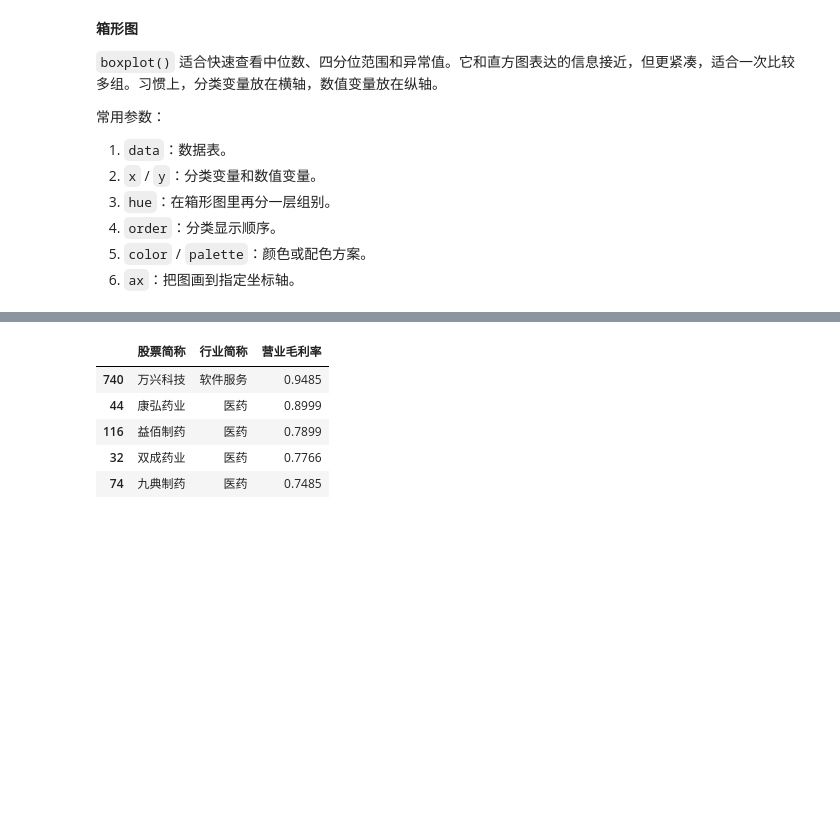
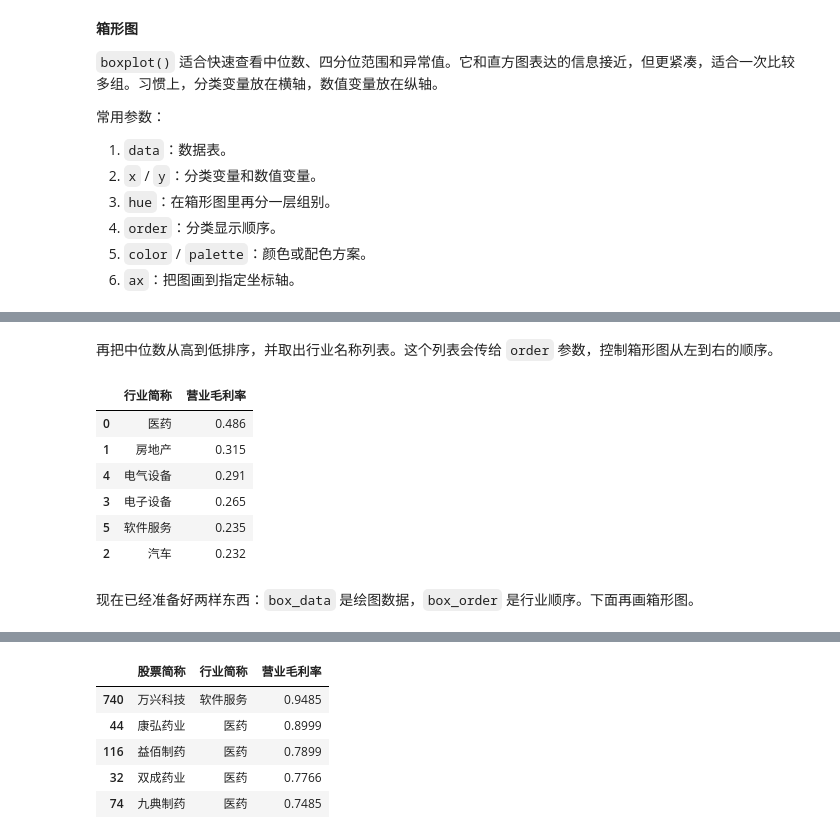
Before and after one commit to itsaquestion/py4ss_v4, a Jupyter notebook: book_parts/data_processing/12.1-seaborn.ipynb, the cells around one changed output, grey strips where cells are left out. Saved outputs shown, nothing was run; the diff lists cells and outputs as text; code cells hidden in the pictures; blank space fills up the shorter version.

```diff
--- a/book_parts/data_processing/12.1-seaborn.ipynb
+++ b/book_parts/data_processing/12.1-seaborn.ipynb
@@ -225 +287,18 @@ Name: 营业毛利率, dtype: float64
+# %% [markdown]
+再把中位数从高到低排序，并取出行业名称列表。这个列表会传给 `order` 参数，控制箱形图从左到右的顺序。
+# %%
+# 按中位数从高到低生成箱形图行业顺序。
+box_median_sorted = box_median.sort_values("营业毛利率", ascending=False)
+box_order = box_median_sorted["行业简称"].tolist()
+box_median_sorted.round({"营业毛利率": 3})
+# %% [output]
+|  | 行业简称 | 营业毛利率 |
+| 0 | 医药 | 0.486 |
+| 1 | 房地产 | 0.315 |
+| 4 | 电气设备 | 0.291 |
+| 3 | 电子设备 | 0.265 |
+| 5 | 软件服务 | 0.235 |
+| 2 | 汽车 | 0.232 |
+# %% [markdown]
+现在已经准备好两样东西：`box_data` 是绘图数据，`box_order` 是行业顺序。下面再画箱形图。
 # %%
```
Also changed, not shown: parts of 89 cells of this notebook.
